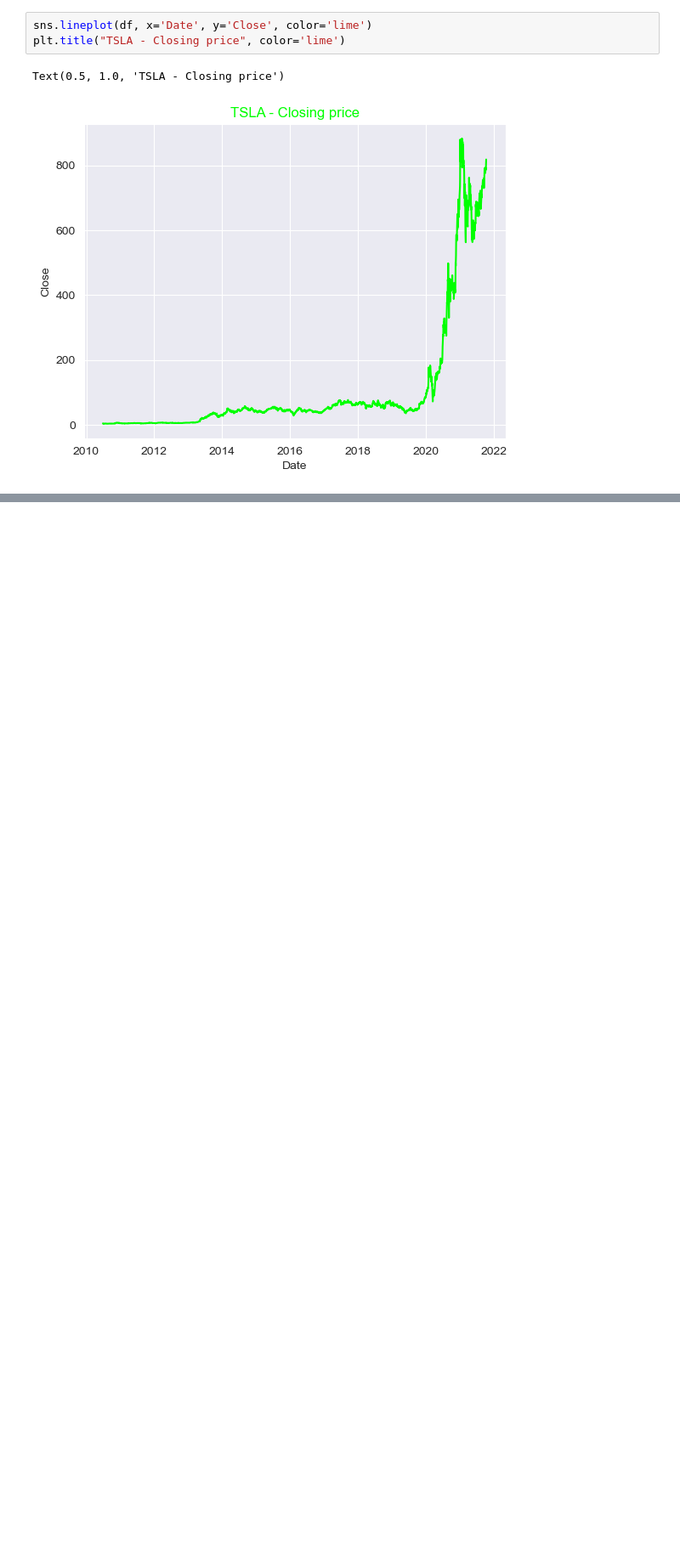
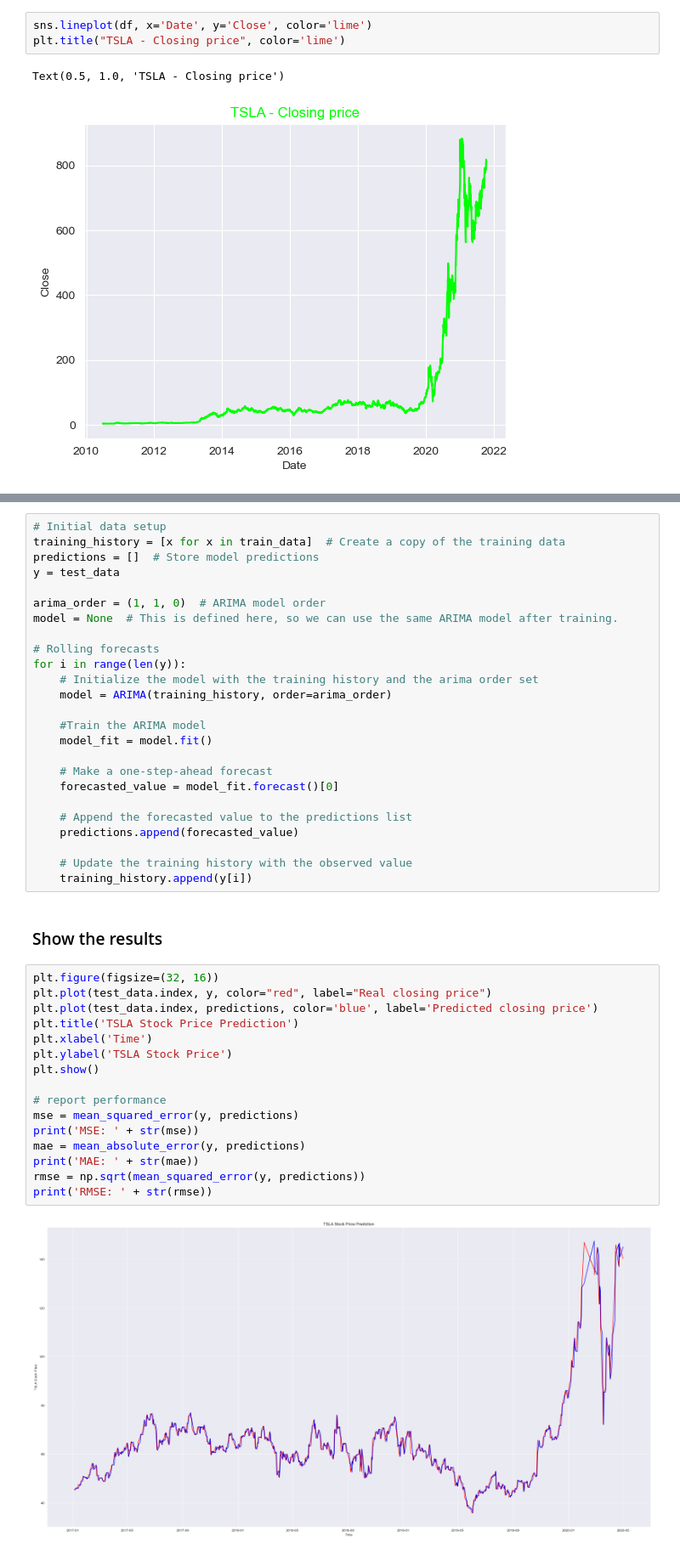
Before and after one commit to rasmusjs/DAVE3625-1-23H-Intro-To-AI-Assignment-2, a Jupyter notebook: main.ipynb, the cells around one changed output, grey strips where cells are left out. Shown: that part at 85% size. Saved outputs shown, nothing was run; the diff lists cells and outputs as text; blank space fills up the shorter version.

Commit message:
Implimented with ARIMA model instead, started on predicter.

```diff
--- a/main.ipynb
+++ b/main.ipynb
@@ -182,0 +160,45 @@ MSE = 258.1692880167969
+# %%
+# Initial data setup
+training_history = [x for x in train_data]  # Create a copy of the training data
+predictions = []  # Store model predictions
+y = test_data
+
+arima_order = (1, 1, 0)  # ARIMA model order
+model = None  # This is defined here, so we can use the same ARIMA model after training.
+
+# Rolling forecasts
+for i in range(len(y)):
+    # Initialize the model with the training history and the arima order set
+    model = ARIMA(training_history, order=arima_order)
+
+    #Train the ARIMA model
+    model_fit = model.fit()
+
+    # Make a one-step-ahead forecast
+    forecasted_value = model_fit.forecast()[0]
+
+    # Append the forecasted value to the predictions list
+    predictions.append(forecasted_value)
+
+    # Update the training history with the observed value
+    training_history.append(y[i])
+# %% [markdown]
+### Show the results
+# %%
+plt.figure(figsize=(32, 16))
+plt.plot(test_data.index, y, color="red", label="Real closing price")
+plt.plot(test_data.index, predictions, color='blue', label='Predicted closing price')
+plt.title('TSLA Stock Price Prediction')
+plt.xlabel('Time')
+plt.ylabel('TSLA Stock Price')
+plt.show()
+
+# report performance
+mse = mean_squared_error(y, predictions)
+print('MSE: ' + str(mse))
+mae = mean_absolute_error(y, predictions)
+print('MAE: ' + str(mae))
+rmse = np.sqrt(mean_squared_error(y, predictions))
+print('RMSE: ' + str(rmse))
+# %% [output]
+[figure, added]
```
Also changed, not shown: parts of 35 cells of this notebook, 5 other files.
